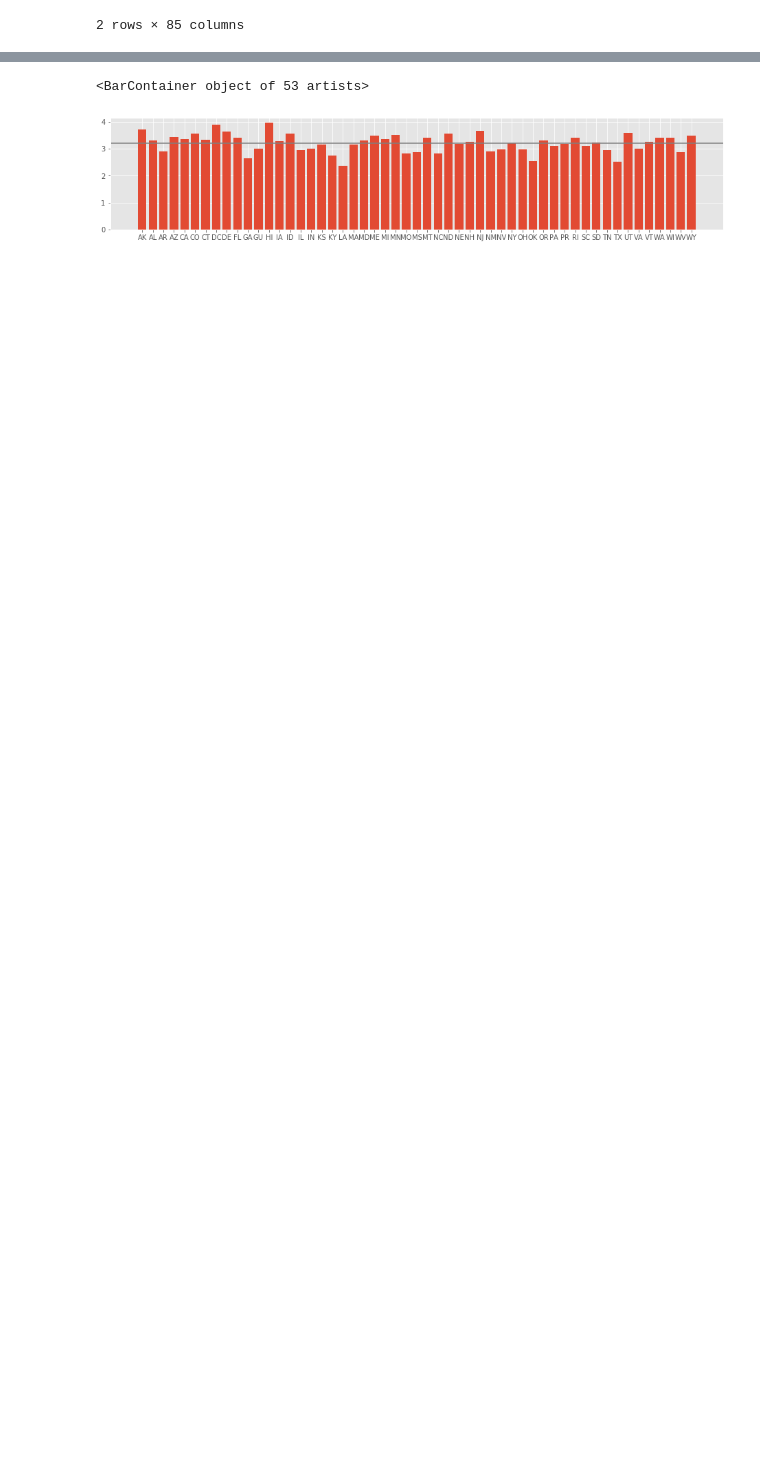
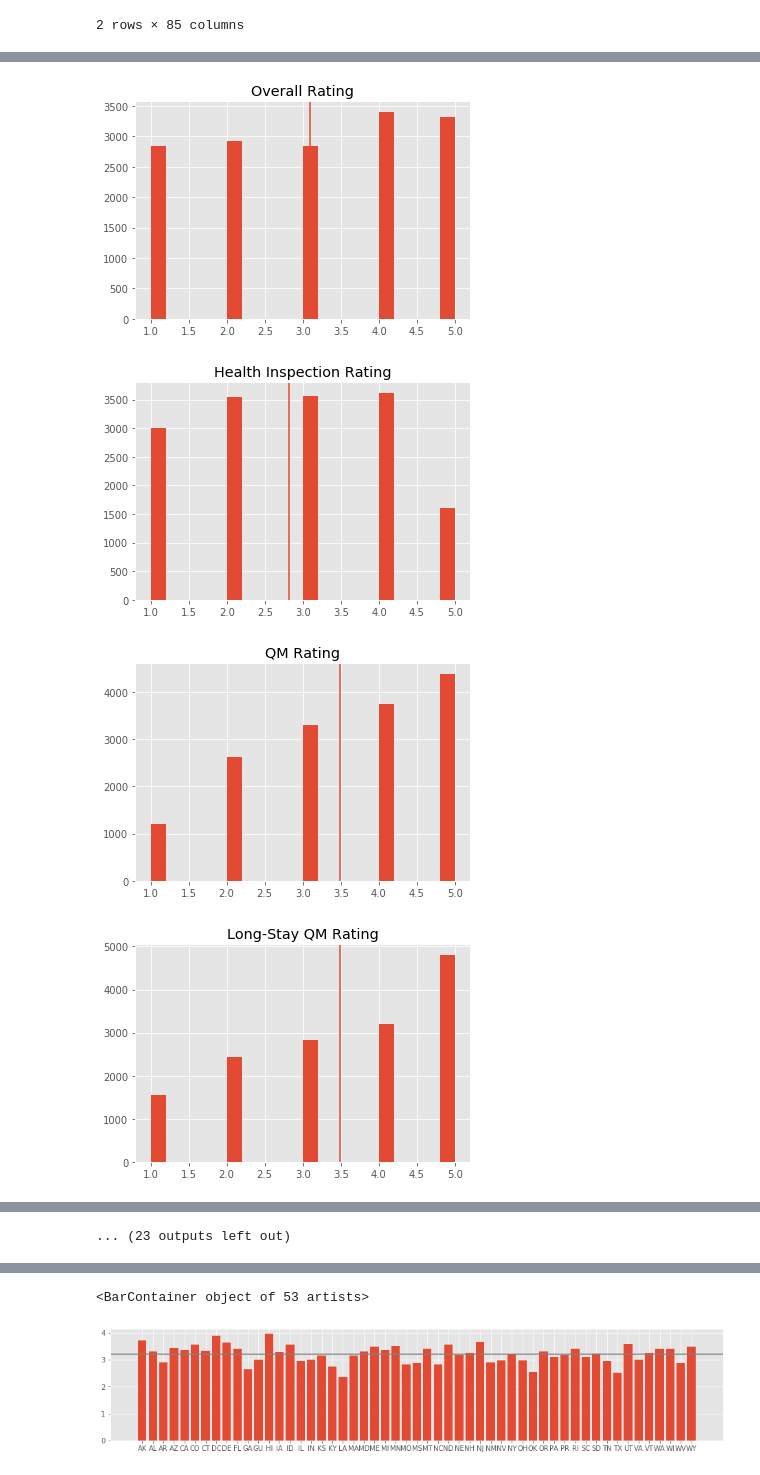
Before and after one commit to lbalido/nursing_homes, a Jupyter notebook: nursing_home.ipynb, the cells around one changed output, grey strips where cells are left out. Saved outputs shown, nothing was run; the diff lists cells and outputs as text; code cells hidden in the pictures; blank space fills up the shorter version.

```diff
--- a/nursing_home.ipynb
+++ b/nursing_home.ipynb
@@ -139,0 +171,49 @@ nursing_home_columns.head(2)
+# %%
+cols = [ 'Overall Rating',
+ 'Health Inspection Rating',
+ 'QM Rating',
+ 'Long-Stay QM Rating',
+ 'Short-Stay QM Rating',
+ 'Staffing Rating',
+ 'RN Staffing Rating',
+ 'Reported Nurse Aide Staffing Hours per Resident per Day',
+ 'Reported LPN Staffing Hours per Resident per Day',
+ 'Reported RN Staffing Hours per Resident per Day',
+ 'Reported Licensed Staffing Hours per Resident per Day',
+ 'Reported Total Nurse Staffing Hours per Resident per Day',
+ 'Reported Physical Therapist Staffing Hours per Resident Per Day',
+ 'Case-Mix Nurse Aide Staffing Hours per Resident per Day',
+ 'Case-Mix LPN Staffing Hours per Resident per Day',
+ 'Case-Mix RN Staffing Hours per Resident per Day',
+ 'Case-Mix Total Nurse Staffing Hours per Resident per Day',
+ 'Adjusted Nurse Aide Staffing Hours per Resident per Day',
+ 'Adjusted LPN Staffing Hours per Resident per Day',
+ 'Adjusted RN Staffing Hours per Resident per Day',
+ 'Adjusted Total Nurse Staffing Hours per Resident per Day',
+ 'Total Number of Health Deficiencies',
+ 'Total Number of Standard Health Deficiencies',
+ 'Total Number of Complaint Health Deficiencies',
+ 'Total Health Deficiency Score',
+ 'Total Number of Health Revisits',
+ 'Total Health Revisit Score',
+ 'Total Health Score',
+ 'Total Weighted Health Survey Score',
+ 'Number of Facility Reported Incidents',
+ 'Number of Substantiated Complaints',
+ 'Number of Fines',
+ 'Total Amount of Fines in Dollars',
+ 'Number of Payment Denials',
+ 'Total Number of Penalties']
+
+#Histogram of all columns
+for x in cols:
+    d = nursing_home_columns[x]
+    fig, ax = plt.subplots()
+    ax.set_title(x)
+    ax.hist(d, bins=20)
+    ax.axvline(np.mean(d))
+# %% [output]
+[figure, added]
+[figure, added]
+[figure, added]
+[figure, added]
@@ -139,0 +228 @@ nursing_home_columns.head(2)
+... (23 outputs left out)
```
Also changed, not shown: parts of 5 cells of this notebook.
